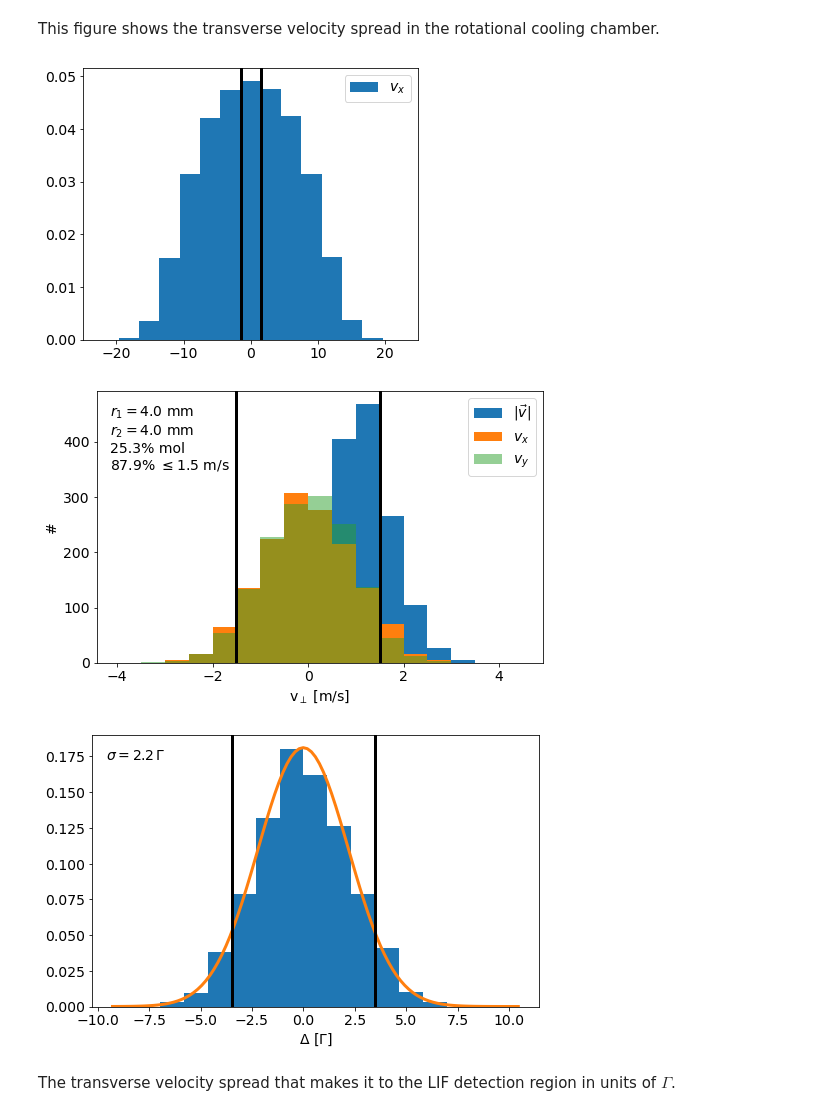
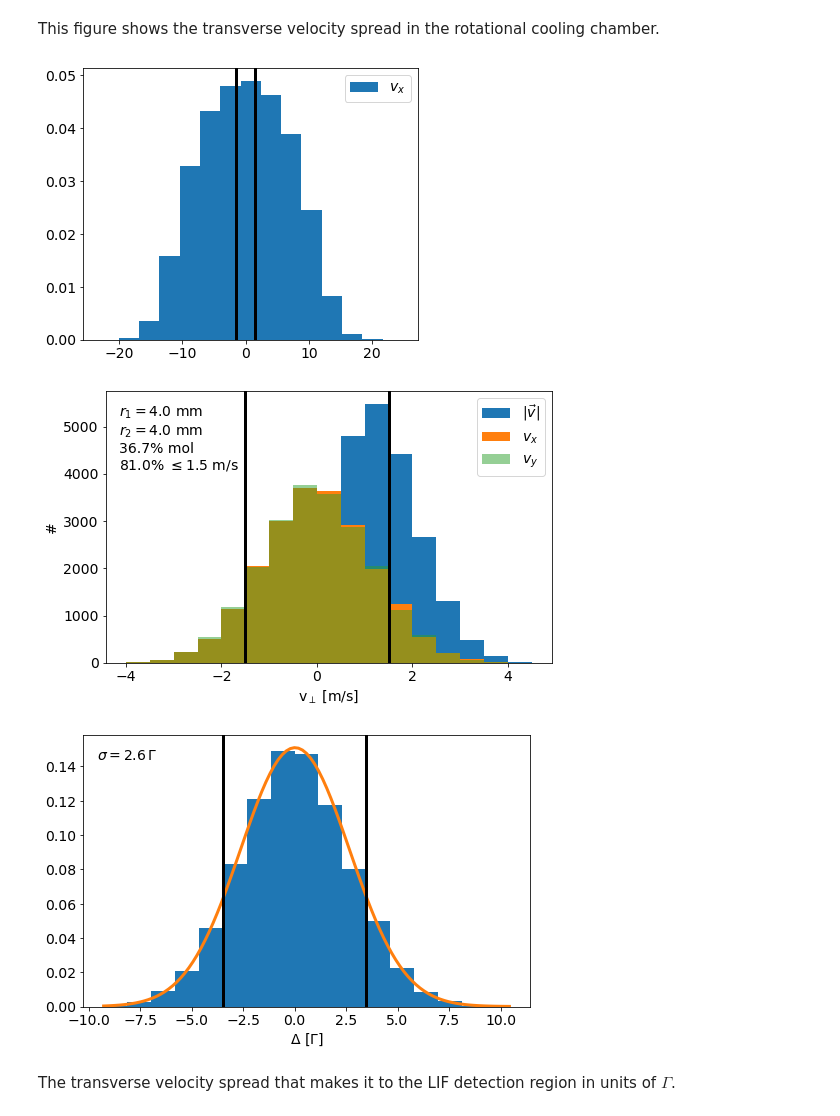
Before and after one commit to ograsdijk/optical-bloch, a Jupyter notebook: Velocity Broadening with Multipass.ipynb, the cells around one changed output. Saved outputs shown, nothing was run; the diff lists cells and outputs as text; code cells hidden in the pictures.

```diff
--- a/Velocity Broadening with Multipass.ipynb
+++ b/Velocity Broadening with Multipass.ipynb
@@ -63,7 +64,7 @@ def generate_random_transverse_velocities(size):
     v_transverse = np.random.multivariate_normal([0,0],np.array([[vt_sigma**2,0],[0,vt_sigma**2]]),size).T
     return v_transverse
 # %%
-size = int(1e7)
+size = int(1e8)
 coords = generate_random_coords(size)
 v_z = generate_random_longitudinal_velocities(size)
 v_x, v_y = generate_random_transverse_velocities(size)
@@ -148,7 +149,7 @@ coords_aperture_1[0,:] = coords[0,:]+dt*v_x
 coords_aperture_1[1,:] = coords[1,:]+dt*v_y
 coords_aperture_1[2,:] = distance_aperture_1
 # %%
-distance_aperture_2 = 35.37 * in_to_m - 0.01
+distance_aperture_2 = 31 * in_to_m - 0.01
 
 coords_aperture_2 = np.empty([3,size])
 
@@ -199,7 +200,7 @@ ax.axvline(v_acceptable, lw = 3, color = 'k')
 ax.axvline(-v_acceptable, lw = 3, color = 'k')
 set_fontsize(ax, 14)
 # %% [output]
-[figure, old version]
+[figure, new version]
 # %%
 # calculating the velocity spread after 2 apertures
 # both with an aperture radius of 4 mm
@@ -240,34 +241,36 @@ text += f'{(100*(np.abs(v_x[m]) < v_acceptable).sum()/m.sum()):.1f}% $\leq {v_ac
 ax.text(0.03, 0.95, text, transform = ax.transAxes,
         ha = 'left', va = 'top', fontsize = 14);
 # %% [output]
-[figure, old version]
+[figure, new version]
 # %%
 bins = np.arange(-4*v_to_Γ,(4+1)*v_to_Γ,0.5*v_to_Γ)
 
 fig, ax = plt.subplots(figsize = (8,5))
 
 m1 = np.sqrt(np.sum(coords_aperture_1[:2]**2, axis = 0)) <= r1
 m2 = np.sqrt(np.sum(coords_aperture_2[:2]**2, axis = 0)) <= r2
 m  = m1 & m2
+
+mask_filtered_beam = m.copy()
 
 ax.hist(v_x[m]*v_to_Γ, bins = bins, label = r'$v_x$', density = True)
 
 mu, sigma = norm.fit(v_x[m]*v_to_Γ)
 
 _x = np.linspace(bins.min(), bins.max(), 101)
 ax.plot(_x, norm.pdf(_x, mu, sigma), lw = 3)
 
 ax.axvline(v_acceptable*v_to_Γ, lw = 3, color = 'k')
 ax.axvline(-v_acceptable*v_to_Γ, lw = 3, color = 'k')
 
 ax.set_xlabel(r'$\Delta$ [Γ]')
 set_fontsize(ax, 14)
 
 text = f'$\sigma = ${sigma:.1f}$\,$Γ'
 ax.text(0.03, 0.95, text, transform = ax.transAxes,
         ha = 'left', va = 'top', fontsize = 14);
 # %% [output]
-[figure, old version]
+[figure, new version]
 # %% [markdown]
 The transverse velocity spread that makes it to the LIF detection region in units of $\Gamma$.
 # %%
```
Also changed, not shown: parts of 20 cells of this notebook.
